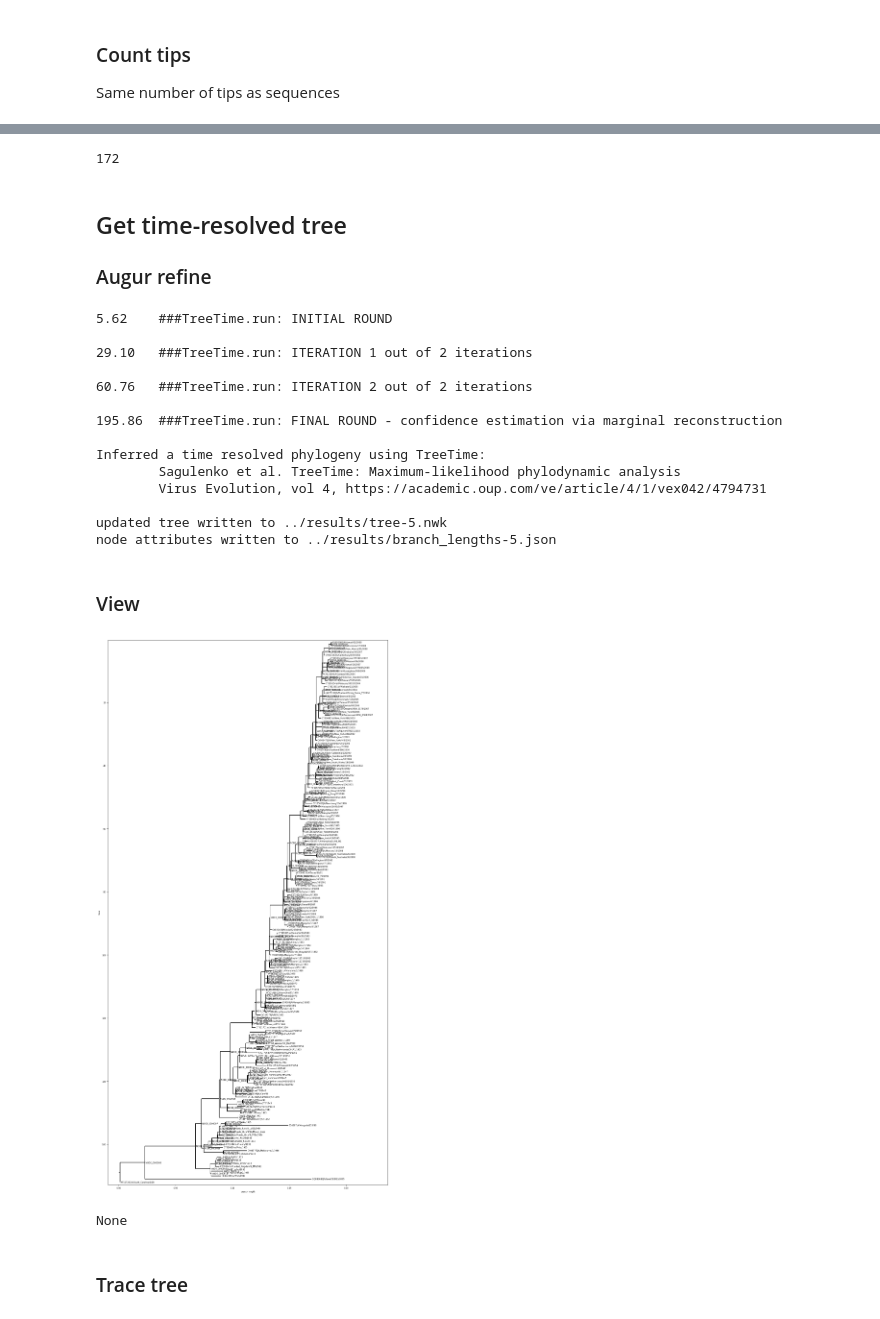
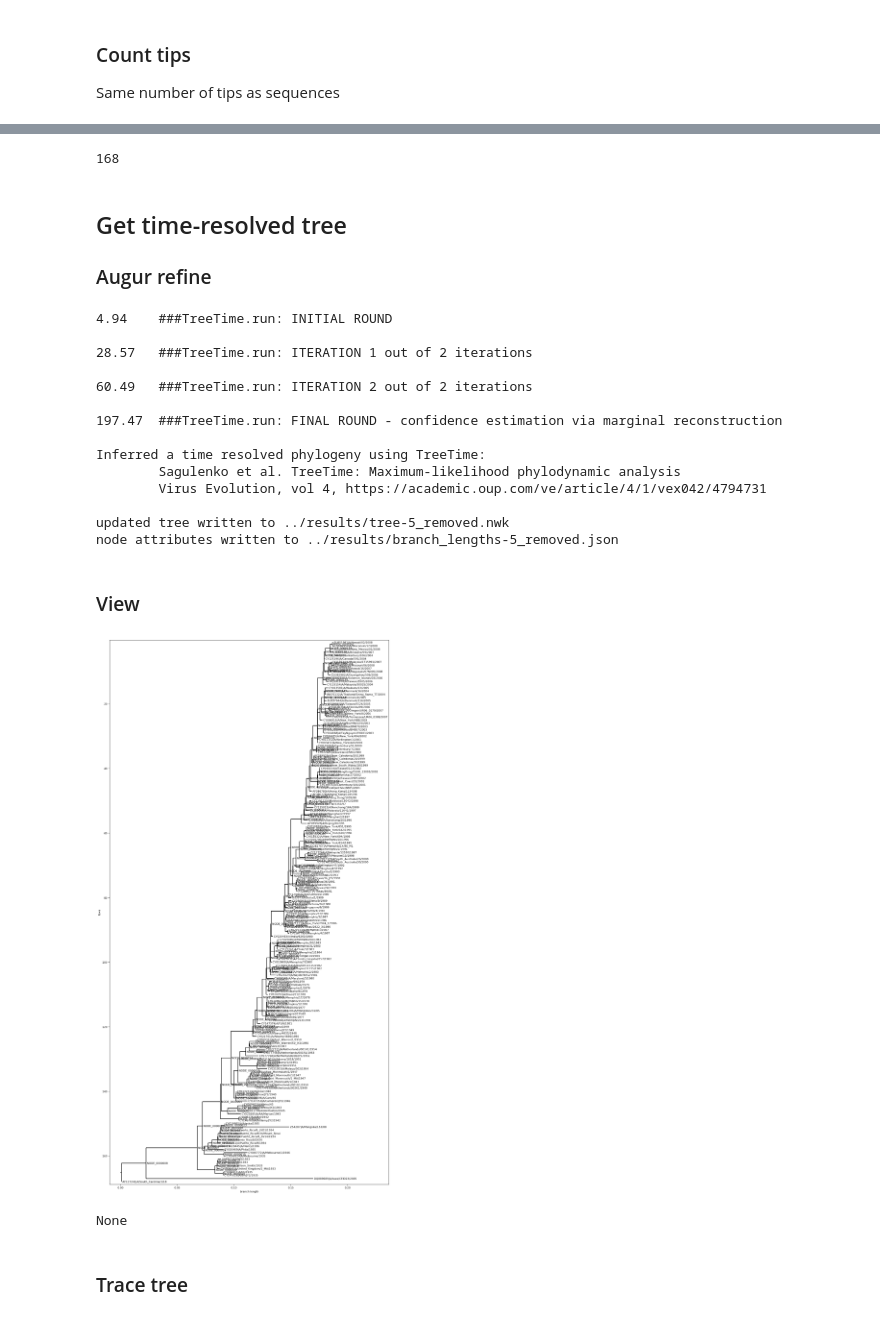
Before and after one commit to gboyle2/spatial_coupling, a Jupyter notebook: influenza-ha/analysis/influenza-A_HA_augur.ipynb, the cells around one changed output, grey strips where cells are left out. Cells and saved outputs as stored; diff of their text form; code cells hidden in the pictures.

Commit message:
new aligned.fasta with problematc aa seqs removed

```diff
--- a/influenza-ha/analysis/influenza-A_HA_augur.ipynb
+++ b/influenza-ha/analysis/influenza-A_HA_augur.ipynb
@@ -204,53 +219,53 @@ tree.count_terminals()
 # %%
 seqCount = []
-for record in SeqIO.parse("../results/filtered-5.fasta", "fasta"):
+for record in SeqIO.parse("../results/aligned-5_removed.fasta", "fasta"):
     seqCount.append(record.seq)
 
 print(len(seqCount))
 # %% [output]
-172
+168
 # %% [markdown]
 ## Get time-resolved tree
 ### Augur refine
 # %%
 !augur refine \
-  --tree ../results/tree_raw-5.nwk \
-  --alignment ../results/aligned-5.fasta \
+  --tree ../results/tree_raw-5_removed.nwk \
+  --alignment ../results/aligned-5_removed.fasta \
   --metadata ../data/metadata.tsv \
-  --output-tree ../results/tree-5.nwk \
-  --output-node-data ../results/branch_lengths-5.json \
+  --output-tree ../results/tree-5_removed.nwk \
+  --output-node-data ../results/branch_lengths-5_removed.json \
   --timetree \
   --coalescent opt \
   --date-confidence \
   --date-inference joint
 #   --clock-filter-iqd 4
 # %% [output]
-5.62    ###TreeTime.run: INITIAL ROUND
+4.94    ###TreeTime.run: INITIAL ROUND
 
-29.10   ###TreeTime.run: ITERATION 1 out of 2 iterations
+28.57   ###TreeTime.run: ITERATION 1 out of 2 iterations
 
-60.76   ###TreeTime.run: ITERATION 2 out of 2 iterations
+60.49   ###TreeTime.run: ITERATION 2 out of 2 iterations
 
-195.86  ###TreeTime.run: FINAL ROUND - confidence estimation via marginal reconstruction
+197.47  ###TreeTime.run: FINAL ROUND - confidence estimation via marginal reconstruction
 
 Inferred a time resolved phylogeny using TreeTime:
         Sagulenko et al. TreeTime: Maximum-likelihood phylodynamic analysis
         Virus Evolution, vol 4, https://academic.oup.com/ve/article/4/1/vex042/4794731
 
-updated tree written to ../results/tree-5.nwk
-node attributes written to ../results/branch_lengths-5.json
+updated tree written to ../results/tree-5_removed.nwk
+node attributes written to ../results/branch_lengths-5_removed.json
 # %% [markdown]
 ### View
 # %%
-tree = Phylo.read("../results/tree-5.nwk", "newick")
-matplotlib.rc('font',size=6)
+tree = Phylo.read("../results/tree-5_removed.nwk", "newick")
+matplotlib.rc('font',size=8)
 fig = plt.figure(figsize=(15,30), dpi=100)
 axes=fig.add_subplot(1,1,1)
 tree.ladderize(reverse=True)
 tree.root_with_outgroup(outgroup_targets="AF117241|A/South_Carolina/1/18")
 print(Phylo.draw(tree, axes=axes))
 # %% [output]
-[figure, old version]
+[figure, new version]
 None
 # %% [markdown]
 ### Trace tree
```
Also changed, not shown: parts of 23 cells of this notebook, 8 other files.
